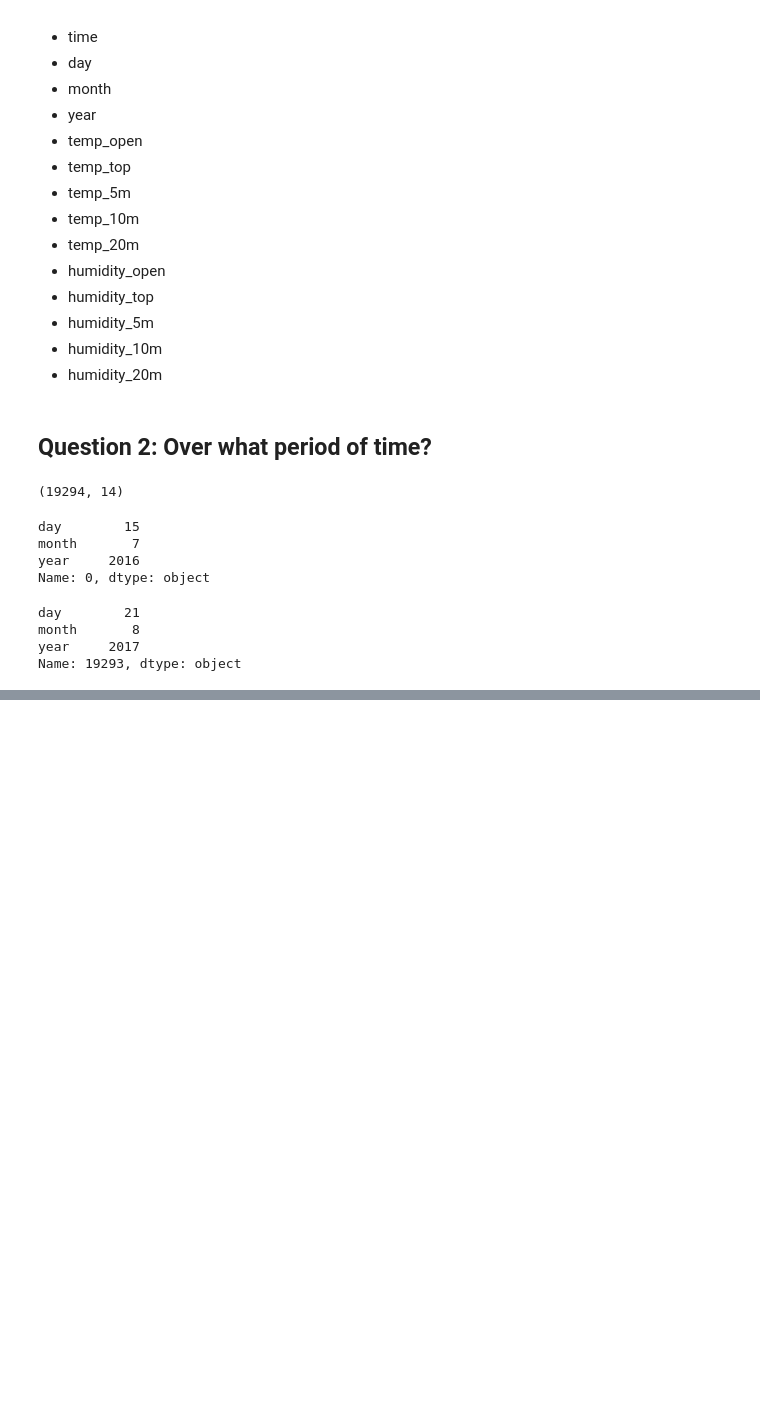
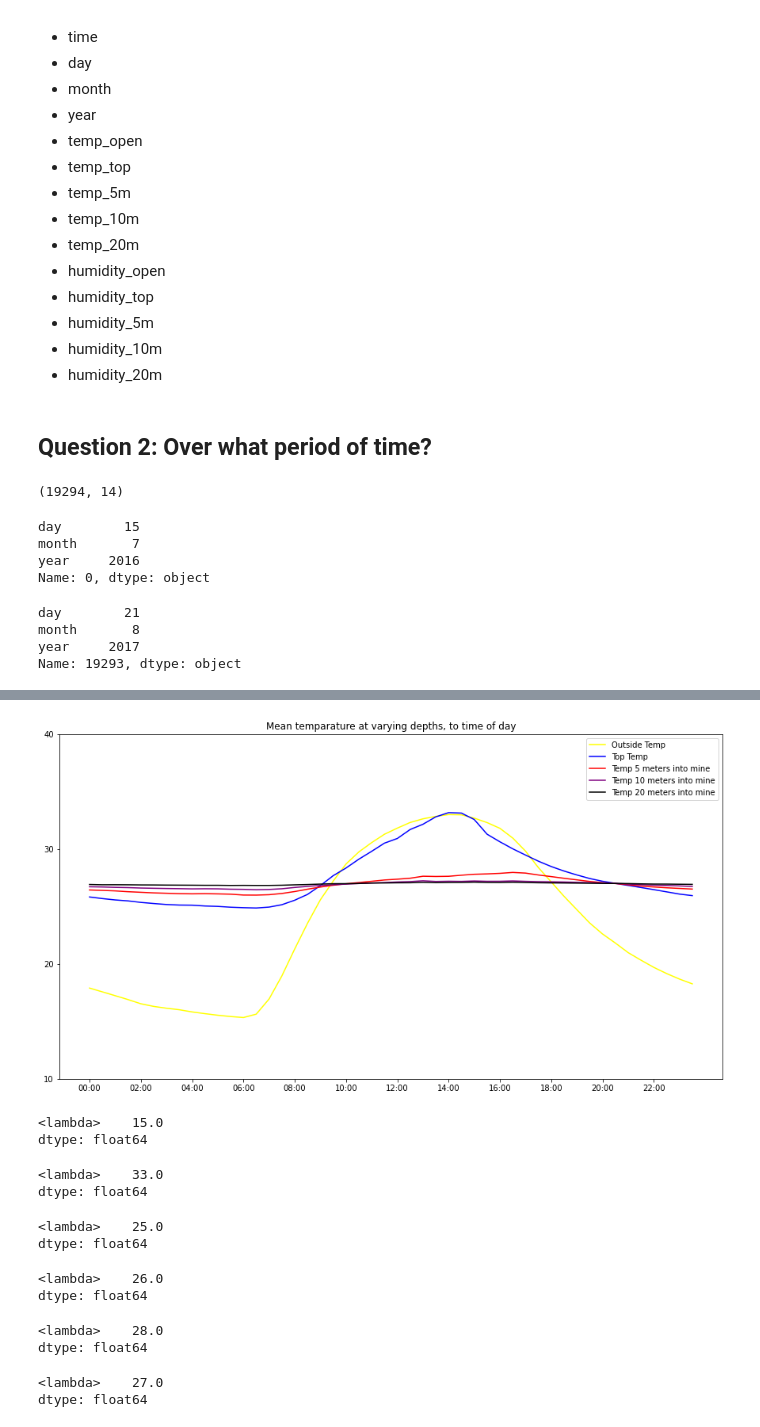
Before and after one commit to Namibnat/hope_mine_data, a Jupyter notebook: notebooks/analyse.ipynb, the cells around one changed output, grey strips where cells are left out. Saved outputs shown, nothing was run; the diff lists cells and outputs as text; code cells hidden in the pictures; blank space fills up the shorter version.

Commit message:
Temparature and humidity analsis by daytime.

```diff
--- a/notebooks/analyse.ipynb
+++ b/notebooks/analyse.ipynb
@@ -173,0 +99,58 @@ Time was sampled twice an hour, it appears, but that time changes (perhaps this
+# %%
+# 'temp_open', 'temp_top', 'temp_5m', 'temp_10m', 'temp_20m'
+
+temp_outside_by_time = df.groupby(df['time'])['temp_open'].agg({lambda x: x.mean(skipna=False)})
+temp_top_by_time = df.groupby(df['time'])['temp_top'].agg({lambda x: x.mean(skipna=False)})
+temp_5m_by_time = df.groupby(df['time'])['temp_5m'].agg({lambda x: x.mean(skipna=True)})
+temp_10m_by_time = df.groupby(df['time'])['temp_10m'].agg({lambda x: x.mean(skipna=False)})
+temp_20m_by_time = df.groupby(df['time'])['temp_20m'].agg({lambda x: x.mean(skipna=True)})
+# %%
+fig, ax = plt.subplots(figsize=(15, 8))
+_ = ax.plot(temp_outside_by_time, color='yellow', label='Outside Temp')
+_ = ax.plot(temp_top_by_time, color='blue', label='Top Temp')
+_ = ax.plot(temp_5m_by_time, color='red', label='Temp 5 meters into mine')
+_ = ax.plot(temp_10m_by_time, color='purple', label='Temp 10 meters into mine')
+_ = ax.plot(temp_20m_by_time, color='black', label='Temp 20 meters into mine')
+_ = ax.set_xticks([f'{str(h).zfill(2)}:00' for h in range(0, 24, 2)])
+_ = ax.set_yticks([t for t in range(10, 50, 10)])
+_ = ax.set_title("Mean temparature at varying depths, to time of day")
+_ = ax.legend()
+# %% [output]
+[figure, added]
+# %%
+# Max average for outside
+df.groupby(df['time'])['temp_open'].agg({lambda x: x.mean(skipna=False)}).agg(lambda z: round(z.min(), 0))
+# %% [output]
+<lambda>    15.0
+dtype: float64
+# %%
+# Mim average for outside
+df.groupby(df['time'])['temp_open'].agg({lambda x: x.mean(skipna=False)}).agg(lambda z: round(z.max(), 0))
+# %% [output]
+<lambda>    33.0
+dtype: float64
+# %%
+# Mim average for top
+df.groupby(df['time'])['temp_top'].agg({lambda x: x.mean(skipna=False)}).agg(lambda z: round(z.min(), 0))
+# %% [output]
+<lambda>    25.0
+dtype: float64
+# %%
+# Min average for 5 meters into the mine.
+df.groupby(df['time'])['temp_5m'].agg({lambda x: x.mean(skipna=True)}).agg(lambda z: round(z.min(), 0))
+# %% [output]
+<lambda>    26.0
+dtype: float64
+# %%
+# Max average for 5 meters into the mine.
+df.groupby(df['time'])['temp_5m'].agg({lambda x: x.mean(skipna=True)}).agg(lambda z: round(z.max(), 0))
+# %% [output]
+<lambda>    28.0
+dtype: float64
+# %%
+# Average average temparatures meters into the mine.
+# This is really just the overall average
+df.groupby(df['time'])['temp_5m'].agg({lambda x: x.mean(skipna=True)}).agg(lambda z: round(z.mean(), 0))
+# %% [output]
+<lambda>    27.0
+dtype: float64
```
Also changed, not shown: parts of 24 cells of this notebook, 2 other files.
